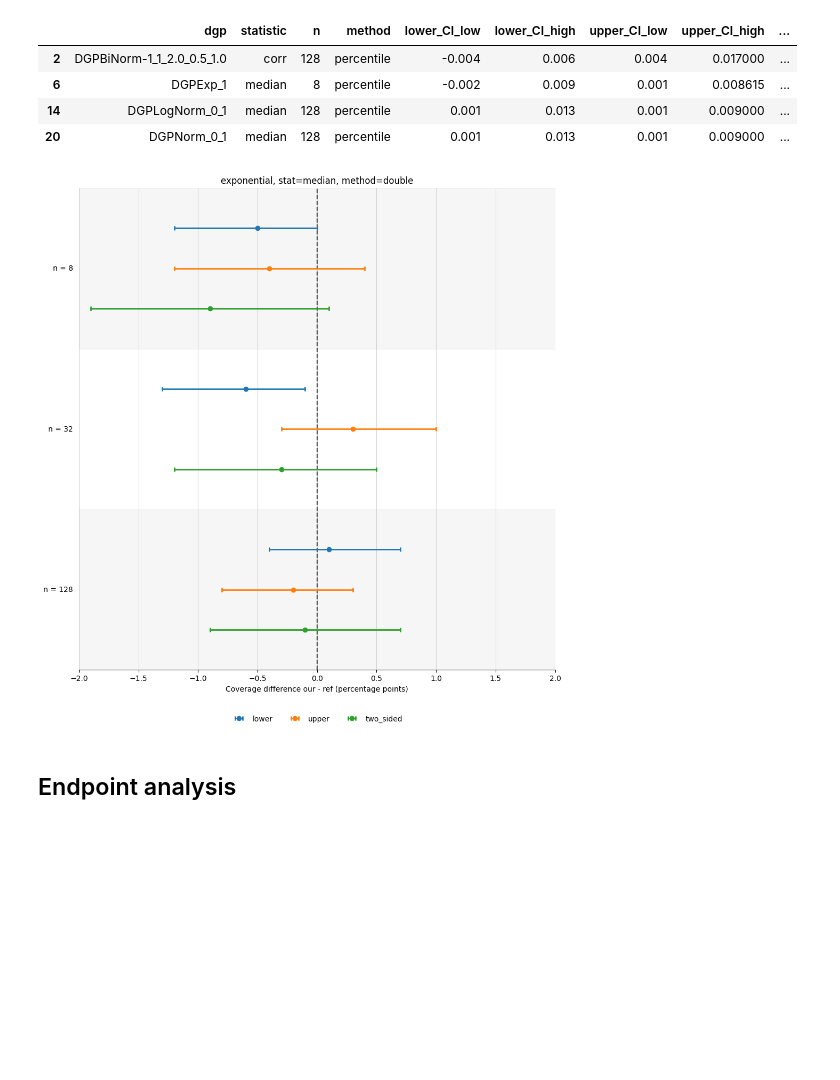
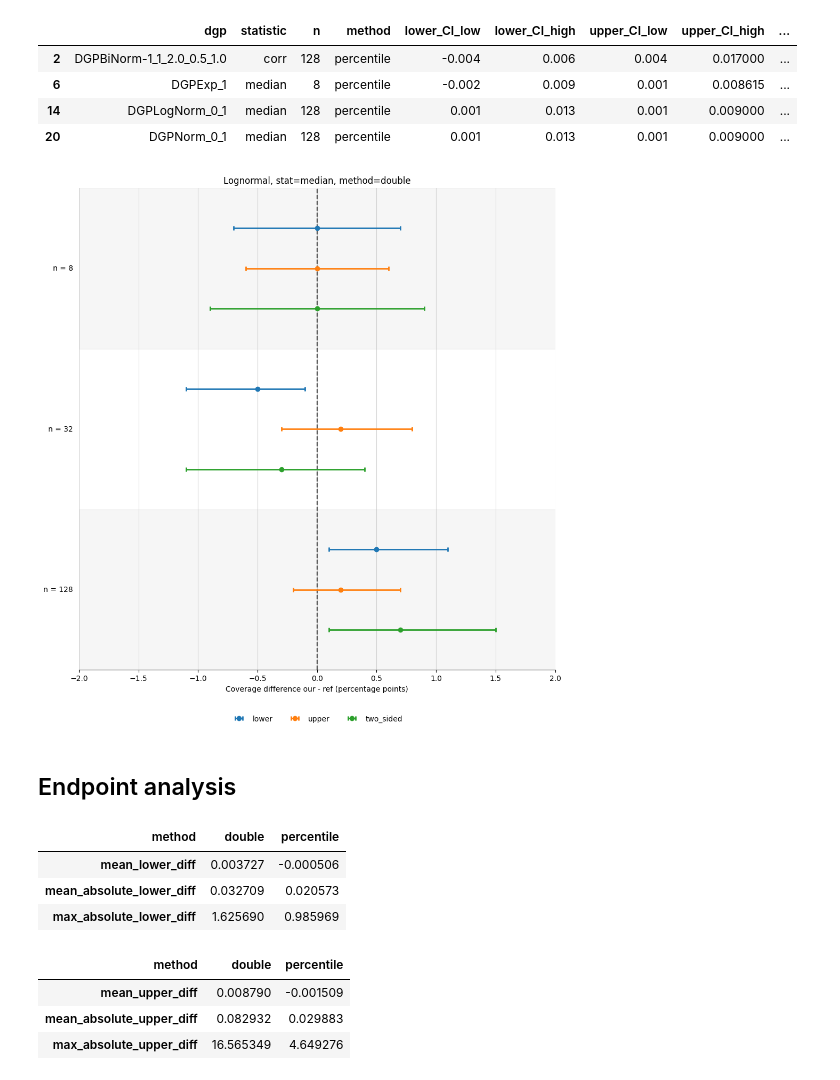
Before and after one commit to enejH04/bootstrap-inference, a Jupyter notebook: performance_validation/analysis.ipynb, the cells around one changed output. Drawn from its saved outputs; the diff is of its cells as text; code cells hidden in the pictures; blank space fills up the shorter version.

Commit message:
Add some endpoint descriptive statistics

```diff
--- a/performance_validation/analysis.ipynb
+++ b/performance_validation/analysis.ipynb
@@ -542,34 +542,34 @@ def plot_results(
             clip_on=False,
         )
 
     for i, center in enumerate(centers):
         if i % 2 == 0:
             ax.axhspan(
                 center - 1,
                 center + 1,
                 alpha=0.20,
                 zorder=0,
                 color="lightgray",
             )
 
     fig.tight_layout()
 
     handles, labels = ax.get_legend_handles_labels()
 
     unique = dict(zip(labels, handles))
 
     ax.legend(
         unique.values(),
         unique.keys(),
         loc="upper center",
         bbox_to_anchor=(0.5, -0.08),
         ncol=3,
         frameon=False,
     )
 
 
-plot_results("exponential", "median", "double")
+plot_results("lognormal", "median", "double")
 # %% [output]
-[figure, old version]
+[figure, new version]
 # %% [markdown]
 ## Endpoint analysis
@@ -575,0 +586,24 @@ plot_results("exponential", "median", "double")
+# %%
+# Lower endpoint
+endpoint_df.groupby("method")["ci_lower_diff"].agg(
+    mean_lower_diff="mean",
+    mean_absolute_lower_diff=lambda x: x.abs().mean(),
+    max_absolute_lower_diff=lambda x: x.abs().max(),
+).T
+# %% [output]
+| method | double | percentile |
+| mean_lower_diff | 0.003727 | -0.000506 |
+| mean_absolute_lower_diff | 0.032709 | 0.020573 |
+| max_absolute_lower_diff | 1.625690 | 0.985969 |
+# %%
+# Upper endpoint
+endpoint_df.groupby("method")["ci_upper_diff"].agg(
+    mean_upper_diff="mean",
+    mean_absolute_upper_diff=lambda x: x.abs().mean(),
+    max_absolute_upper_diff=lambda x: x.abs().max(),
+).T
+# %% [output]
+| method | double | percentile |
+| mean_upper_diff | 0.008790 | -0.001509 |
+| mean_absolute_upper_diff | 0.082932 | 0.029883 |
+| max_absolute_upper_diff | 16.565349 | 4.649276 |
```
Also changed, not shown: parts of 1 cell of this notebook.
